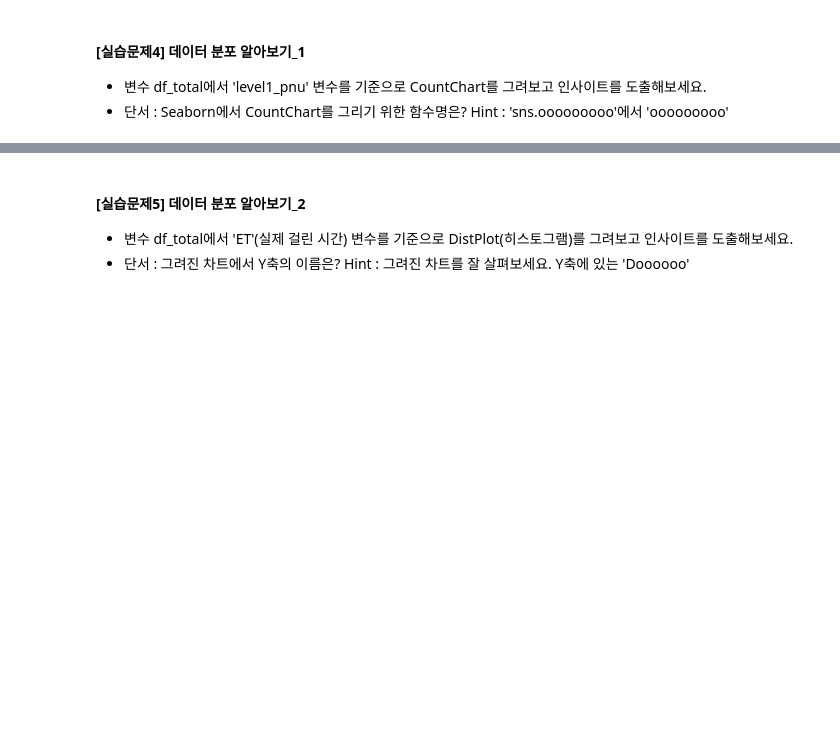
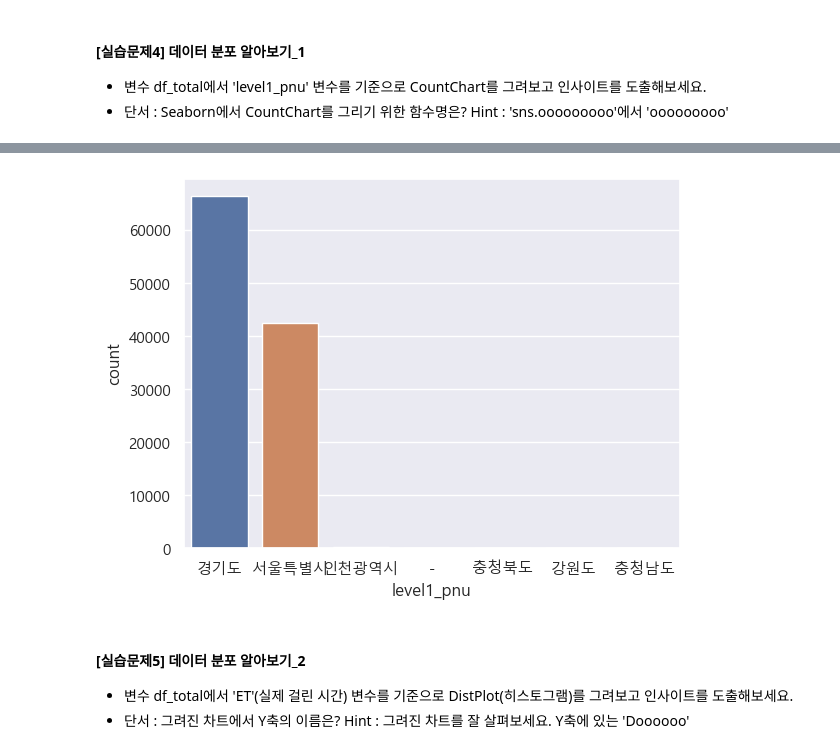
Before and after one commit to SubinOk/aivle_proj, a Jupyter notebook: 07_내비게이션 도착시간 예측/1. 데이터 불러오기 및 분석(EDA).ipynb, the cells around one changed output, grey strips where cells are left out. Cells and saved outputs as stored; diff of their text form; code cells hidden in the pictures; blank space fills up the shorter version.

```diff
--- a/07_내비게이션 도착시간 예측/1. 데이터 불러오기 및 분석(EDA).ipynb
+++ b/07_내비게이션 도착시간 예측/1. 데이터 불러오기 및 분석(EDA).ipynb
@@ -64,7 +84,7 @@ ID = ""
 # 아래에 실습코드를 작성하고 결과를 확인합니다.
 import pandas as pd
 
-df = pd.read_csv('raw_data/onenavi_train.csv', sep='|')
+df = pd.read_csv('raw_data/onenavi_train.csv', sep=',', index_col = 0)
 # %%
 # 데이터 프레임의 Shape을 확인합니다.
 df.shape
@@ -83,7 +105,7 @@ df.shape
 * 단서 : 데이터프레임의 행(데이터) 갯수, Hint : Shape을 출력했을 때 나오는 2개의 숫자 중 1번째
 # %%
 # 아래에 실습코드를 작성하고 결과를 확인합니다.
-df2 = pd.read_csv('raw_data/onenavi_evaluation.csv', sep='|')
+df2 = pd.read_csv('raw_data/onenavi_evaluation.csv', sep=',', index_col = 0)
 df_total = pd.concat([df, df2], axis=0)
 # %%
 # 데이터 프레임의 Shape을 확인합니다.
@@ -113,8 +137,5 @@ df_total.shape
 * 단서 : 데이터프레임을 merge할 때 key값, Hint : merge 함수의 옵션 'on'
 # %%
 # 아래에 실습코드를 작성하고 결과를 확인합니다.
-pnu = pd.read_csv('raw_data/onenavi_pnu.csv', sep='|')
-sig = pd.read_csv('raw_data/onenavi_signal.csv', sep='|')
-
-df_total = pd.merge(df_total, pnu, on='RID')
-df_total = pd.merge(df_total, sig, on='RID')
+pnu = pd.read_csv('raw_data/onenavi_pnu.csv', sep=',', index_col = 0)
+sig = pd.read_csv('raw_data/onenavi_signal.csv', sep=',', index_col = 0)
@@ -142,7 +162,7 @@ df_total.shape
 # 시각화 한글폰트 설정
 import seaborn as sns
 
-sns.set(font="NanumGothicCoding",
+sns.set(font="Malgun Gothic", # NanumGothicCoding
         rc={"axes.unicode_minus":False}, # 마이너스 부호 깨짐 현상 해결
         style='darkgrid')
 # %% [markdown]
@@ -152,9 +181,11 @@ sns.set(font="NanumGothicCoding",
 # %%
 # 아래에 실습코드를 작성하고 결과를 확인합니다.
 import matplotlib.pyplot as plt
 
-sns.countplot(df_total['level1_pnu'])
+sns.countplot(data=df_total, x='level1_pnu')
 plt.show()
+# %% [output]
+[figure, added]
 # %%
 # 위 차트를 통해 알게된 사실을 정리해봅시다.(집중! 주어진 데이터 정의와 차이 나는 점을 찾아내보세요.)
 # 1. 충청, 강원 등 수도권역에 포함되지 않는 지역이 데이터에 있음 -> 수도권 근방 지역이라면 가능하긴 함
```
Also changed, not shown: parts of 7 cells of this notebook, 5 other files.
